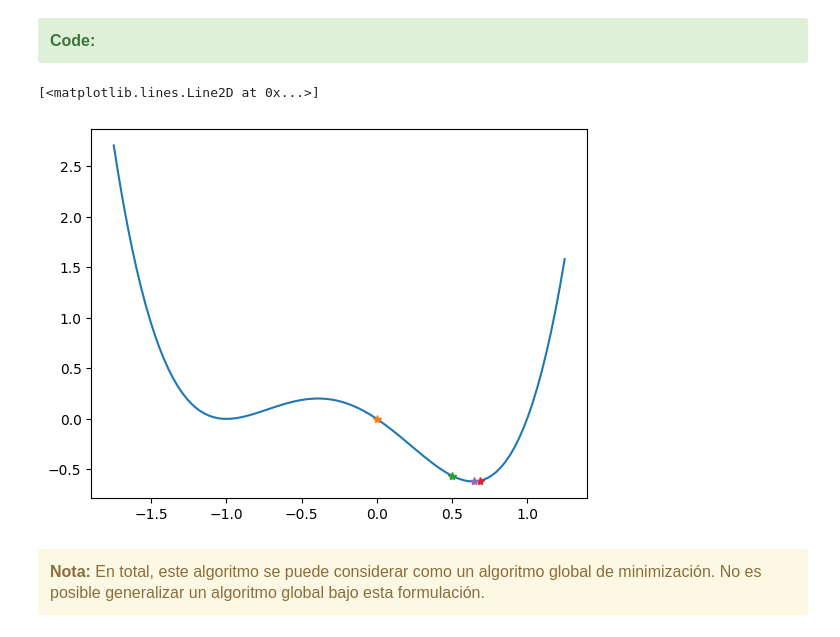
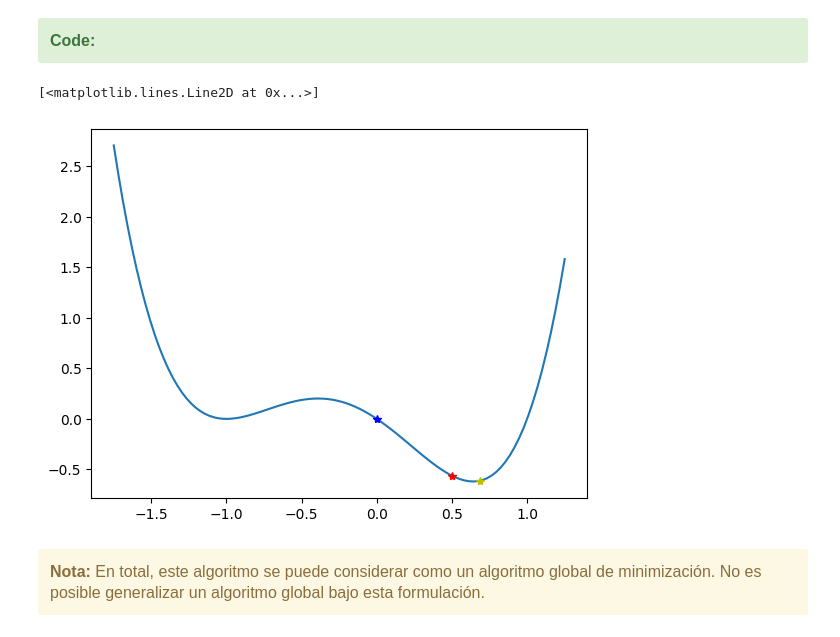
Before and after one commit to lfrecalde1/Optimization_Course, a Jupyter notebook: Optimization/Optimization_1.ipynb, the cells around one changed output. Saved outputs shown, nothing was run; the diff lists cells and outputs as text; code cells hidden in the pictures.

```diff
--- a/Optimization/Optimization_1.ipynb
+++ b/Optimization/Optimization_1.ipynb
@@ -1014,32 +1041,32 @@ def newton_regularized_backtracking_step(x0):
     b = 0.1
     c = 1/2
     while (f_simple(x0 + alpha* delta_x)) > (f_simple(x0) + b*alpha* gradient_f_simple(x0)* delta_x):
-        delta_x = c*delta_x
+        alpha = c*alpha
     xn  = x0 + alpha*delta_x
     return xn
 # %%
 xguess = 0.0
 fguess = f_simple(xguess)
 plt.plot(x_total, res_total)
-plt.plot(xguess,fguess, '*')
+plt.plot(xguess,fguess, '*b')
 
 # 1st iteration
 xguess = newton_regularized_backtracking_step(xguess)
 fguess = f_simple(xguess)
-plt.plot(xguess,fguess, '*')
+plt.plot(xguess,fguess, '*r')
 
 # 2nd Iteration
 xguess = newton_regularized_backtracking_step(xguess)
 fguess = f_simple(xguess)
-plt.plot(xguess,fguess, '*')
+plt.plot(xguess,fguess, '*y')
 
 # 3rd Iteration
 xguess = newton_regularized_backtracking_step(xguess)
 fguess = f_simple(xguess)
-plt.plot(xguess,fguess, '*')
+plt.plot(xguess,fguess, 'm')
 # %% [output]
 [<matplotlib.lines.Line2D at 0x...>]
-[figure, old version]
+[figure, new version]
 # %% [markdown]
 <div class="alert alert-block alert-warning" style="font-size: 16px;">
   <b>Nota:</b> En total, este algoritmo se puede considerar como un algoritmo global de minimización. No es posible generalizar un algoritmo global bajo esta formulación.
```
Also changed, not shown: parts of 9 cells of this notebook, 1 other file.
